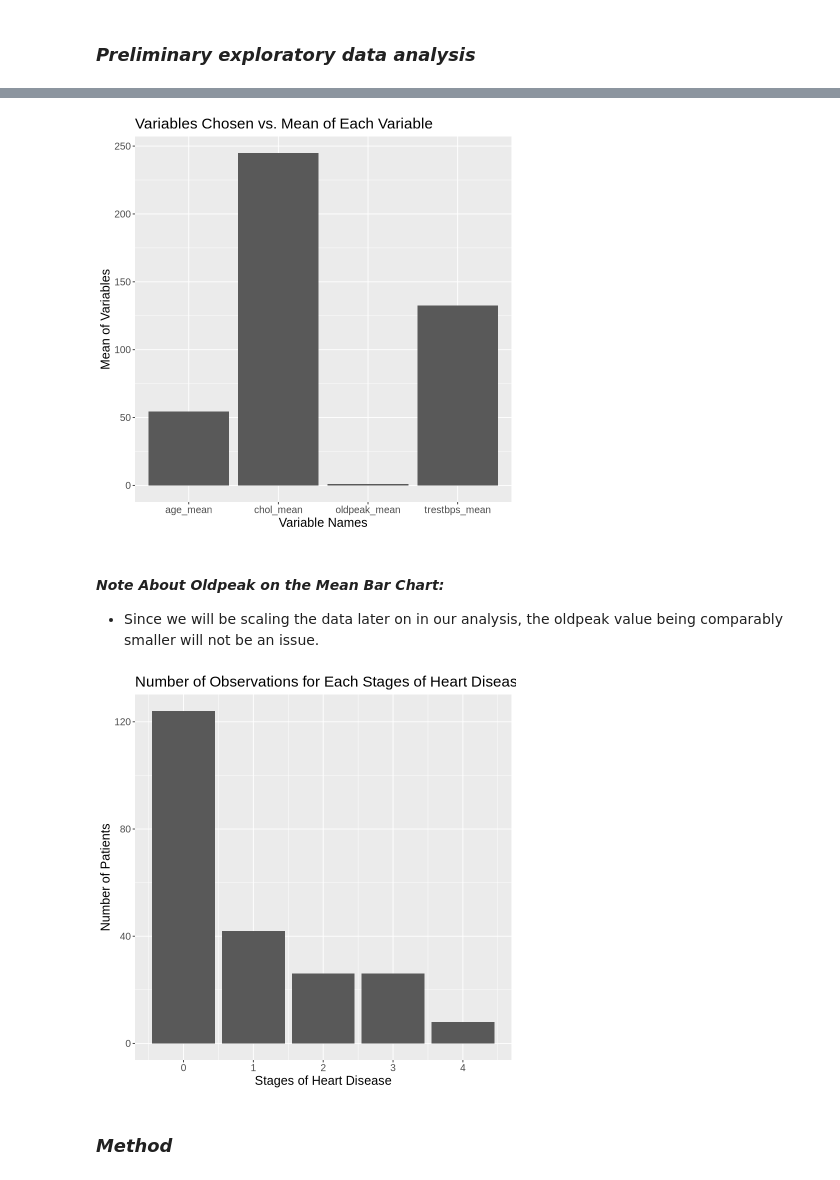
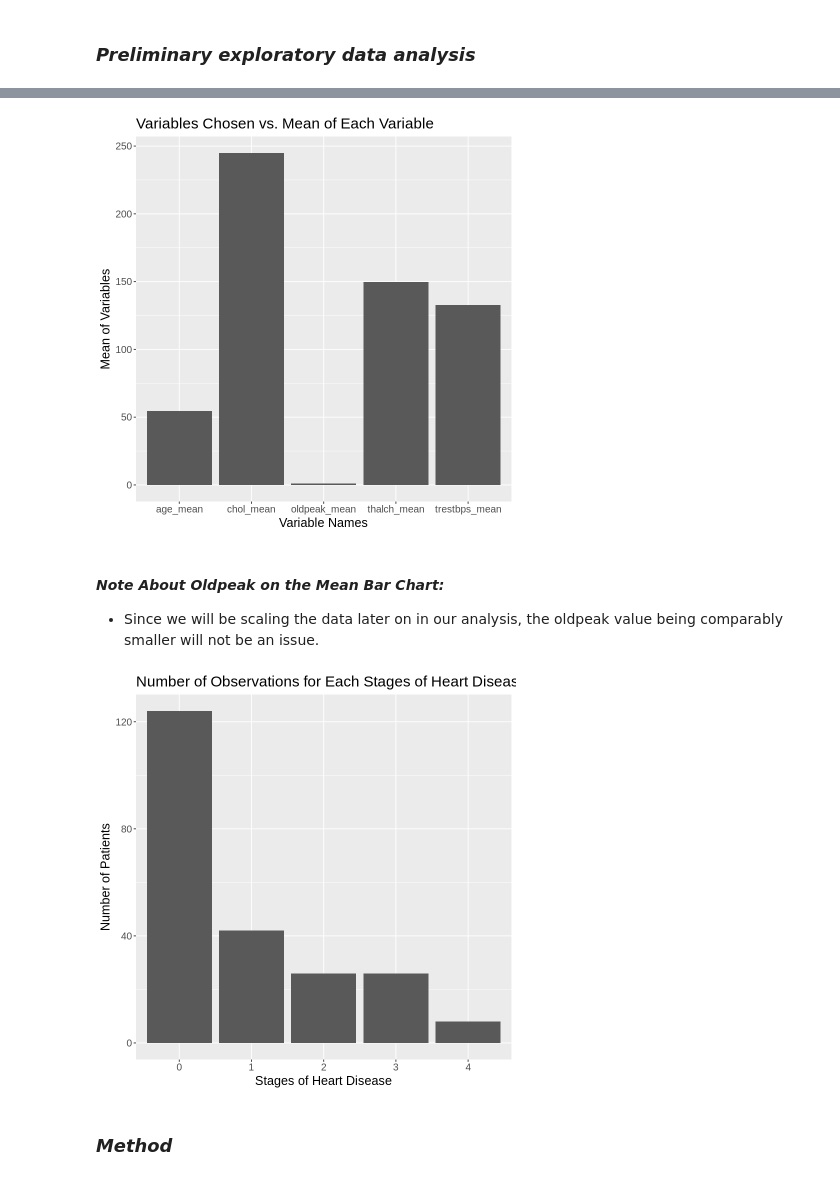
Before and after one commit to jenpari3/Audit_Group_Proposal, a Jupyter notebook: Heart_Group_Proposal.ipynb, the cells around one changed output, grey strips where cells are left out. Cells and saved outputs as stored; diff of their text form; code cells hidden in the pictures.

Commit message:
heart disease 2.0

```diff
--- a/Heart_Group_Proposal.ipynb
+++ b/Heart_Group_Proposal.ipynb
@@ -60,9 +62,10 @@ A spec_tbl_df: 920 × 16
 ### *Preliminary exploratory data analysis*
 # %%
 heart_data_wrangled <- heart_data |>
-    select(age, dataset, trestbps, chol, oldpeak, num) |>
+    select(age, dataset, trestbps, chol, oldpeak, thalch, num) |>
     rename(region = dataset, stage = num) |>
-    filter(region == "Cleveland")
+    filter(region == "Cleveland") |>
+    mutate(stage = as_factor(stage))
 
 heart_data_wrangled
 # %% [output]
@@ -99,8 +102,9 @@ heart_data_mean <- summarize(heart_data_training,
                              age_mean = mean(age),
                              chol_mean = mean(chol),
                              trestbps_mean = mean(trestbps),
-                            oldpeak_mean = mean(oldpeak))|>
-                    pivot_longer(cols = age_mean:oldpeak_mean,
+                            oldpeak_mean = mean(oldpeak),
+                            thalch_mean = mean(thalch, na.rm = TRUE)) |>
+                    pivot_longer(cols = age_mean:thalch_mean,
                                  names_to = "variables",
                                  values_to = "mean")
 heart_data_mean
@@ -111,7 +115,7 @@ heart_data_observations <- group_by(heart_data_training, stage) |>
 heart_data_observations
 
 # rows with missing data
-heart_data_missing <- filter(heart_data_training, is.na(trestbps) & is.na(chol) & is.na(stage)) |>
+heart_data_missing <- filter(heart_data_training, is.na(thalch) & is.na(trestbps) & is.na(chol) & is.na(stage)) |>
     count()
 heart_data_missing
 # %% [output]
@@ -137,14 +176,15 @@ A tibble: 1 × 1
 # %%
 #graph for Mean Data
+options(repr.plot.width = 7, repr.plot.height = 7)
 heart_data_mean_plot <- heart_data_mean |>
     ggplot(aes(x = variables, y = mean)) +
     geom_bar(stat = "identity") +
     labs(x = "Variable Names", y = "Mean of Variables") +
     ggtitle("Variables Chosen vs. Mean of Each Variable") +
     theme(text = element_text(size = 15))
 heart_data_mean_plot
 # %% [output]
-[figure, old version]
+[figure, new version]
 # %% [markdown]
 #### *Note About Oldpeak on the Mean Bar Chart:*
 - Since we will be scaling the data later on in our analysis, the oldpeak value being comparably smaller will not be an issue.
@@ -159,7 +199,7 @@ heart_data_observation_plot <- heart_data_observations |>
     theme(text = element_text(size = 15))
 heart_data_observation_plot
 # %% [output]
-[figure, old version]
+[figure, new version]
 # %% [markdown]
 ### *Method*
 # %% [markdown]
```
Also changed, not shown: parts of 6 cells of this notebook.
